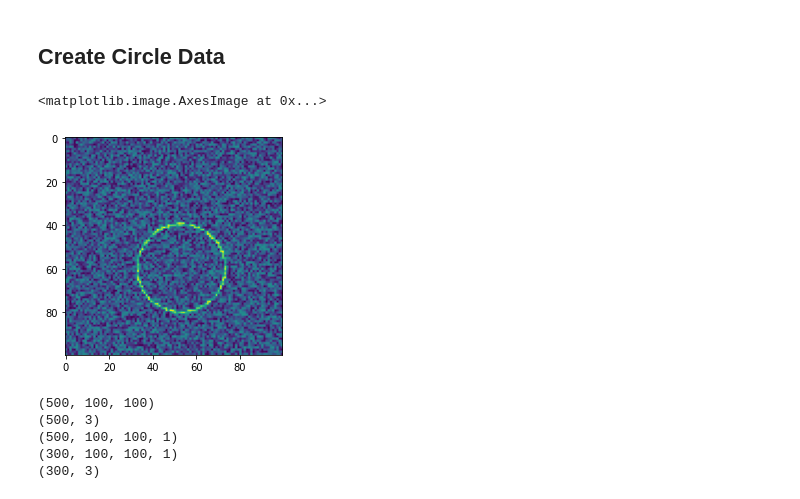
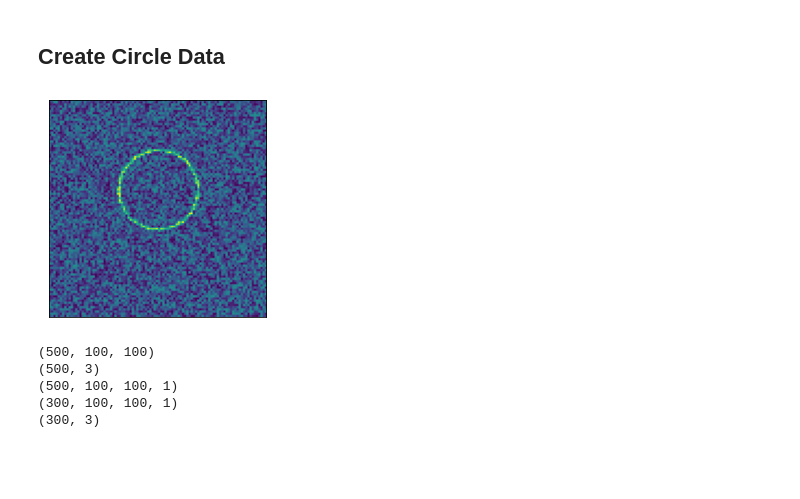
Before and after one commit to cfichtlscherer/ml, a Jupyter notebook: ml/finding_circles_2.ipynb, the cells around one changed output. Cells and saved outputs as stored; diff of their text form; code cells hidden in the pictures; blank space fills up the shorter version.

```diff
--- a/ml/finding_circles_2.ipynb
+++ b/ml/finding_circles_2.ipynb
@@ -51,11 +53,25 @@ for i in tqdm(range(n)):
 
     circles[i] = c_array + noise_level * np.random.random((x_size, y_size))
     c_attributes[i] = attributes
-# %%
-plt.imshow(circles[9])
-# %% [output]
-<matplotlib.image.AxesImage at 0x...>
-[figure, removed]
+# %%
+ax = plt.gca()
+ax.imshow(circles[9])
+ax.get_xaxis().set_visible(False)
+ax.get_yaxis().set_visible(False)
+
+if False:
+    p = 1
+
+    Y = [30, 25, 70, 70]
+
+    plt.scatter([Y[0]-p,Y[2]+p,Y[0]-p,Y[2]+p],\
+                [Y[1]-p,Y[3]+p,Y[3]+p,Y[1]-p],c='red')
+    ax.add_patch(patches.Rectangle((Y[0]-p,Y[1]-p),Y[2]-Y[0]+2*p,Y[3]-Y[1]+2*p,linewidth=2,edgecolor='r',facecolor='none'))
+
+
+#plt.savefig("circle.png")
+# %% [output]
+[figure, added]
 # %%
 print(circles.shape)
 print(c_attributes.shape)
```
Also changed, not shown: parts of 3 cells of this notebook, 1 other file.
